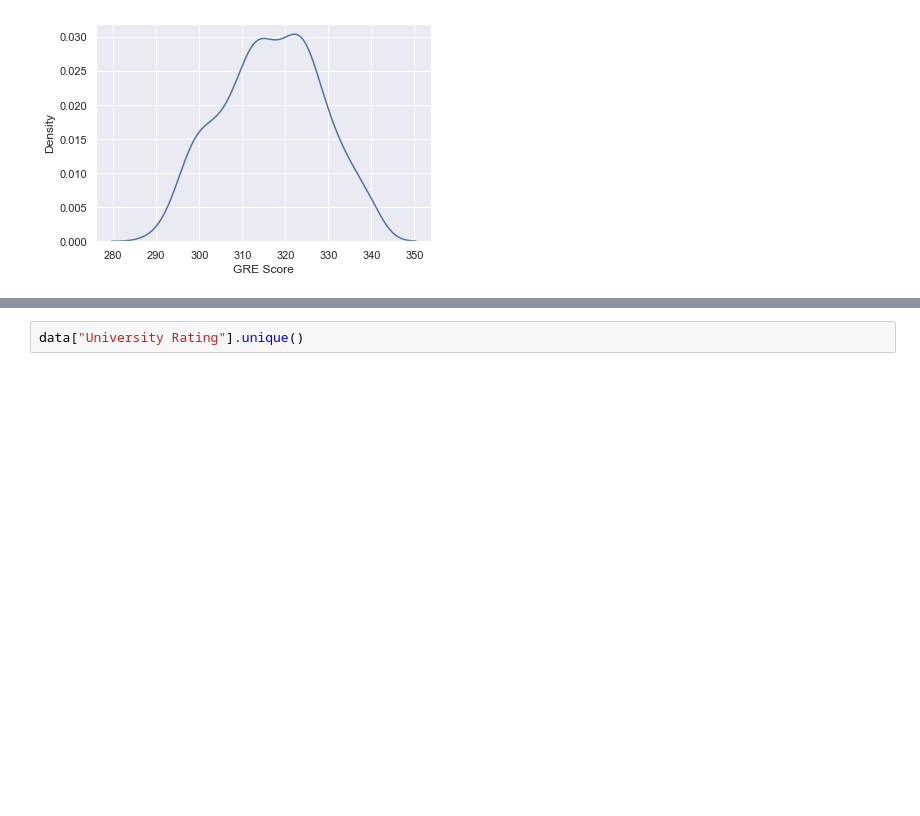
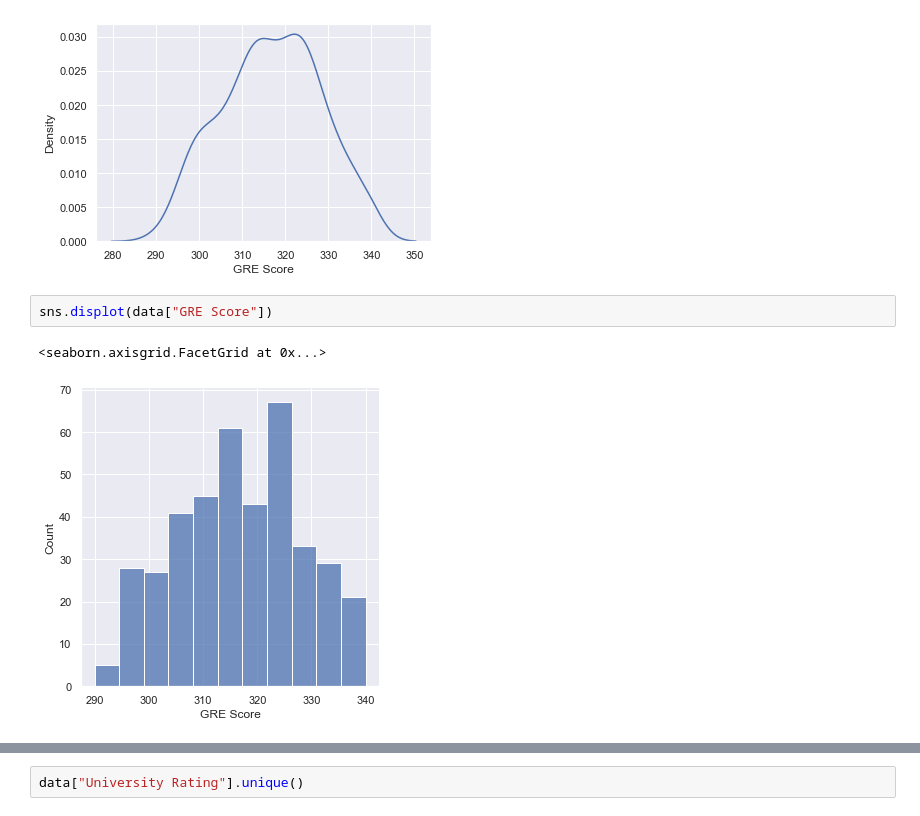
Before and after one commit to Tahereh2/regressions, a Jupyter notebook: admission predict.ipynb, the cells around one changed output, grey strips where cells are left out. Saved outputs shown, nothing was run; the diff lists cells and outputs as text; blank space fills up the shorter version.

```diff
--- a/admission predict.ipynb
+++ b/admission predict.ipynb
@@ -62,3 +64,8 @@ sns.kdeplot(data["GRE Score"])
 # %% [output]
 <AxesSubplot:xlabel='GRE Score', ylabel='Density'>
 [figure]
+# %%
+sns.displot(data["GRE Score"])
+# %% [output]
+<seaborn.axisgrid.FacetGrid at 0x...>
+[figure, added]
```
Also changed, not shown: parts of 36 cells of this notebook.
